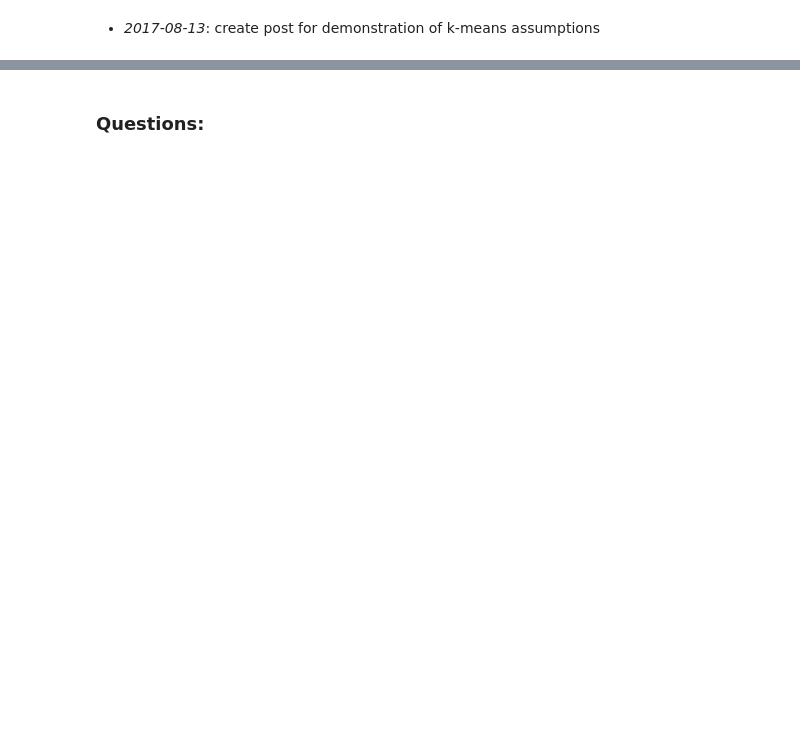
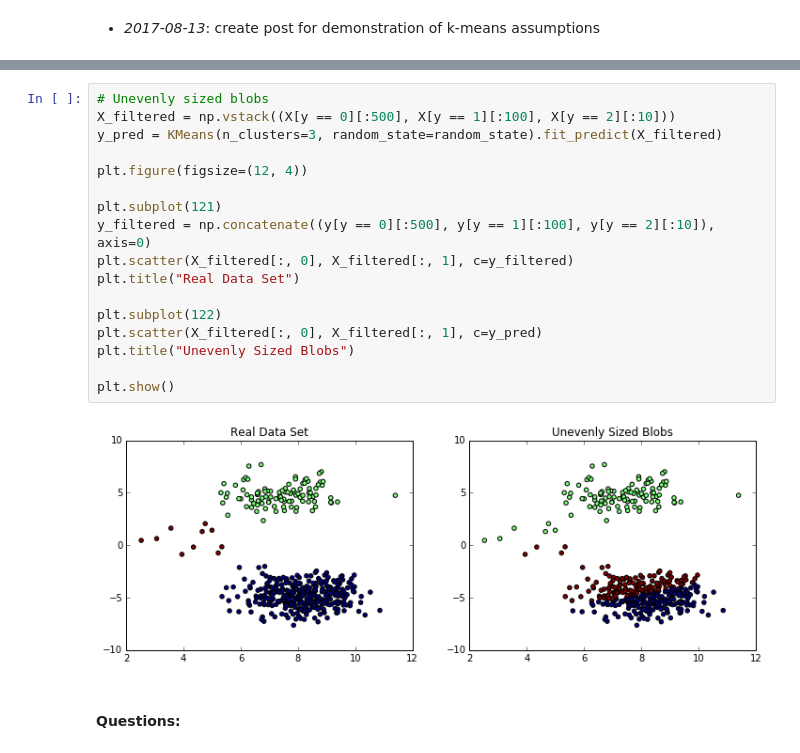
Before and after one commit to DearDon/Jekyll, a Jupyter notebook: _notebook/2017-08-13-plot-kmeans-assumptions.ipynb, the cells around one changed output, grey strips where cells are left out. Drawn from its saved outputs; the diff is of its cells as text; blank space fills up the shorter version.

```diff
--- a/_notebook/2017-08-13-plot-kmeans-assumptions.ipynb
+++ b/_notebook/2017-08-13-plot-kmeans-assumptions.ipynb
@@ -100,2 +98,21 @@ Automatically created module for IPython interactive environment
+# %%
+# Unevenly sized blobs
+X_filtered = np.vstack((X[y == 0][:500], X[y == 1][:100], X[y == 2][:10]))
+y_pred = KMeans(n_clusters=3, random_state=random_state).fit_predict(X_filtered)
+
+plt.figure(figsize=(12, 4))
+
+plt.subplot(121)
+y_filtered = np.concatenate((y[y == 0][:500], y[y == 1][:100], y[y == 2][:10]), axis=0)
+plt.scatter(X_filtered[:, 0], X_filtered[:, 1], c=y_filtered)
+plt.title("Real Data Set")
+
+plt.subplot(122)
+plt.scatter(X_filtered[:, 0], X_filtered[:, 1], c=y_pred)
+plt.title("Unevenly Sized Blobs")
+
+plt.show()
+# %% [output]
+[figure, added]
 # %% [markdown]
-### Questions:
+#### **Questions:**
```
Also changed, not shown: parts of 9 cells of this notebook, 11 other files.
